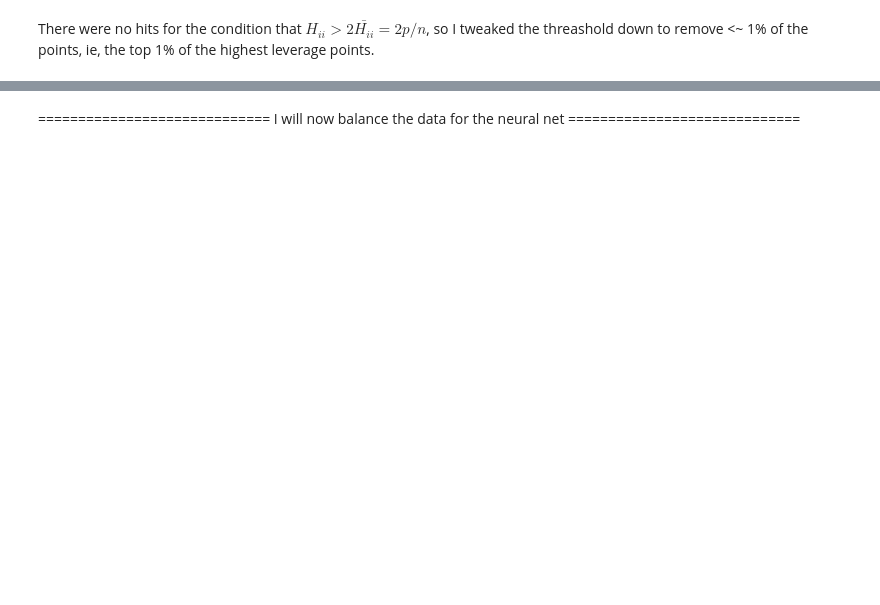
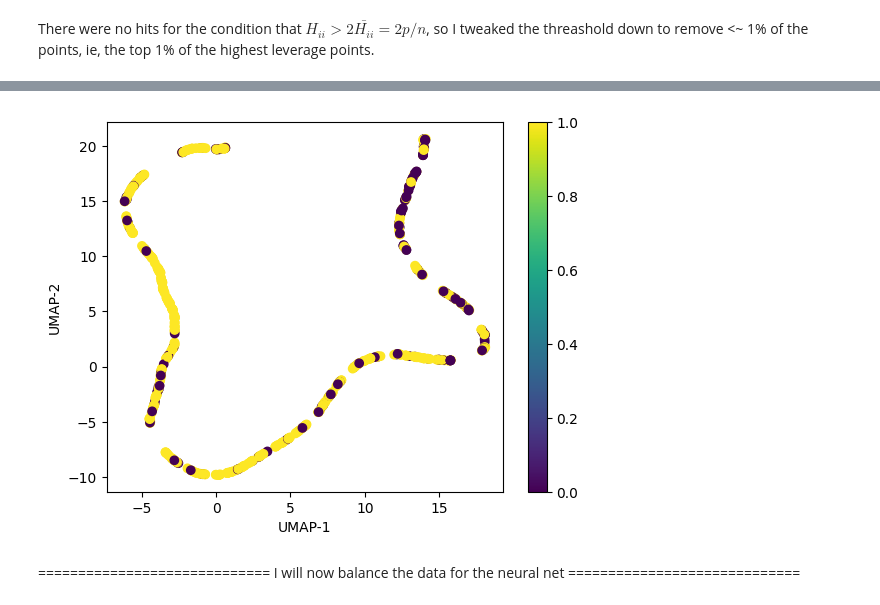
Before and after one commit to cgpayne/parkinsons_audetector, a Jupyter notebook: notebooks/initial_analysis.ipynb, the cells around one changed output, grey strips where cells are left out. Saved outputs shown, nothing was run; the diff lists cells and outputs as text; code cells hidden in the pictures; blank space fills up the shorter version.

```diff
--- a/notebooks/initial_analysis.ipynb
+++ b/notebooks/initial_analysis.ipynb
@@ -429,3 +429,16 @@ number of components = 480
+# %%
+reducer = umap.UMAP(n_components=2, random_state=42)
+embeddings = reducer.fit_transform(X)
+
+plt.figure()
+plt.scatter(embeddings[:, 0],embeddings[:, 1], c=y)
+plt.xlabel('UMAP-1')
+plt.ylabel('UMAP-2')
+plt.colorbar()
+plt.show()
+plt.close()
+# %% [output]
+[figure, added]
 # %% [markdown]
 ============================= I will now balance the data for the neural net =============================
 # %%
```
Also changed, not shown: parts of 19 cells of this notebook, 5 other files.
